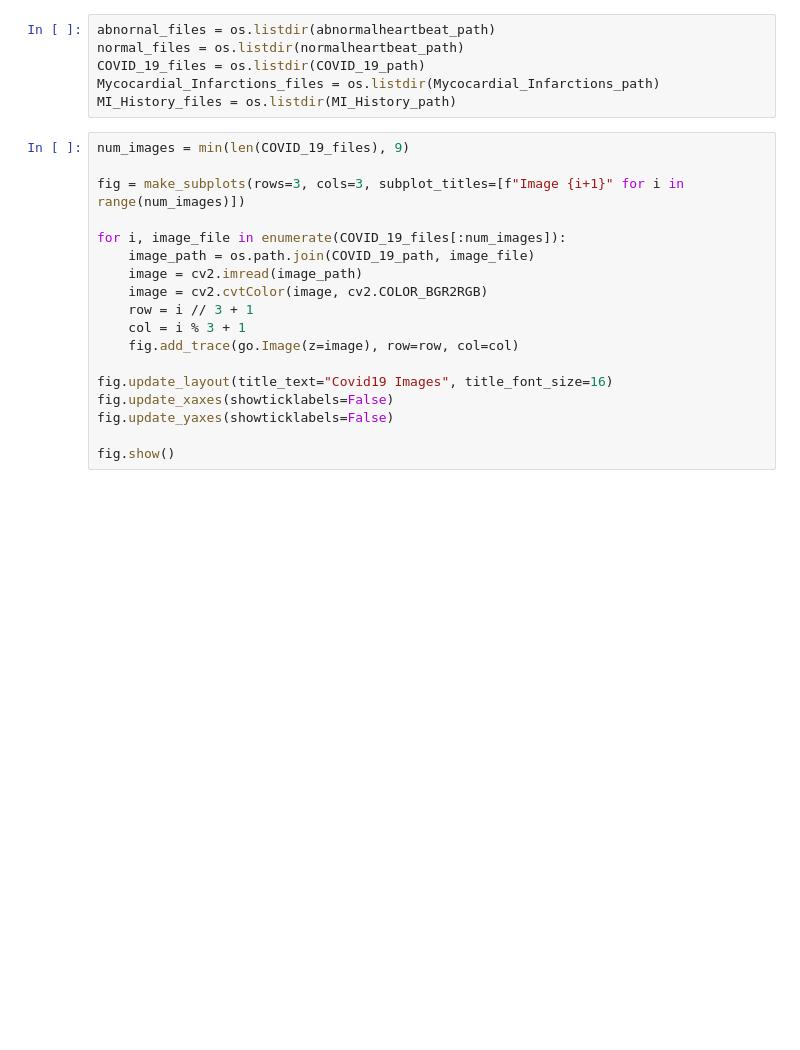
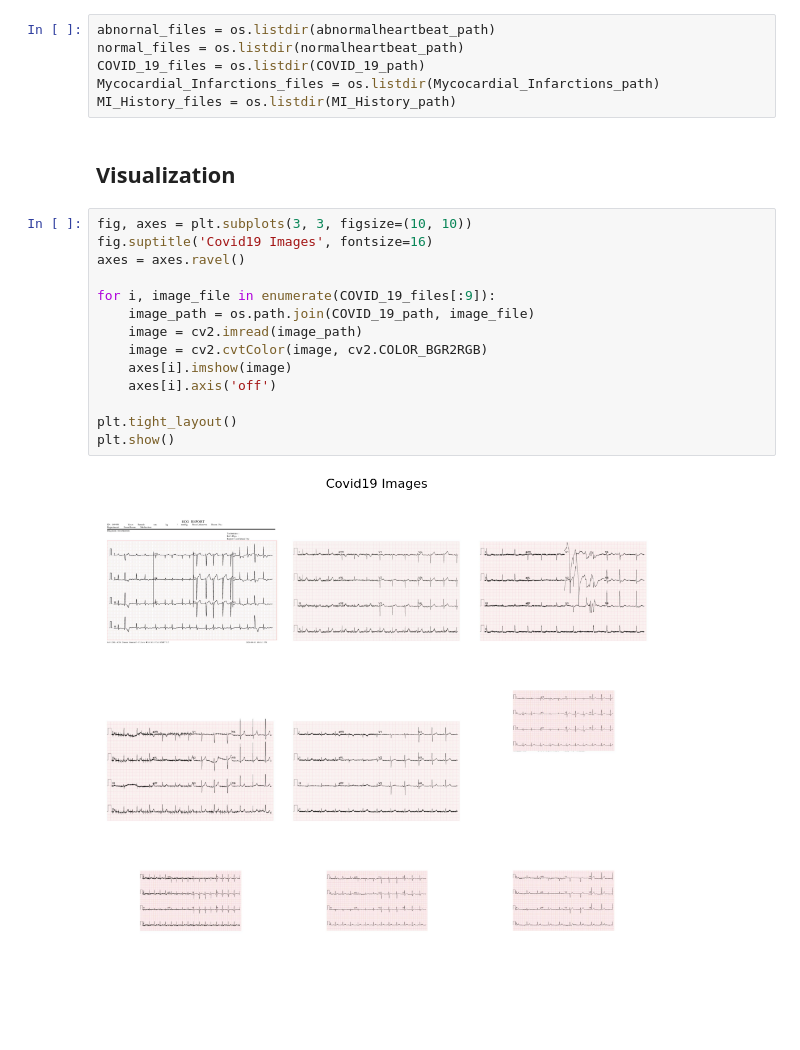
Before and after one commit to shreya-001/SmartECG, a Jupyter notebook: ECG_COVID19.ipynb, the cells around one changed output. Cells and saved outputs as stored; diff of their text form; blank space fills up the shorter version.

```diff
--- a/ECG_COVID19.ipynb
+++ b/ECG_COVID19.ipynb
@@ -75,21 +109,21 @@ normal_files = os.listdir(normalheartbeat_path)
 COVID_19_files = os.listdir(COVID_19_path)
 Mycocardial_Infarctions_files = os.listdir(Mycocardial_Infarctions_path)
 MI_History_files = os.listdir(MI_History_path)
-# %%
-num_images = min(len(COVID_19_files), 9)
-
-fig = make_subplots(rows=3, cols=3, subplot_titles=[f"Image {i+1}" for i in range(num_images)])
-
-for i, image_file in enumerate(COVID_19_files[:num_images]):
-    image_path = os.path.join(COVID_19_path, image_file)
-    image = cv2.imread(image_path)
-    image = cv2.cvtColor(image, cv2.COLOR_BGR2RGB)
-    row = i // 3 + 1
-    col = i % 3 + 1
-    fig.add_trace(go.Image(z=image), row=row, col=col)
-
-fig.update_layout(title_text="Covid19 Images", title_font_size=16)
-fig.update_xaxes(showticklabels=False)
-fig.update_yaxes(showticklabels=False)
-
-fig.show()
+# %% [markdown]
+## Visualization
+# %%
+fig, axes = plt.subplots(3, 3, figsize=(10, 10))
+fig.suptitle('Covid19 Images', fontsize=16)
+axes = axes.ravel()
+
+for i, image_file in enumerate(COVID_19_files[:9]):
+    image_path = os.path.join(COVID_19_path, image_file)
+    image = cv2.imread(image_path)
+    image = cv2.cvtColor(image, cv2.COLOR_BGR2RGB)
+    axes[i].imshow(image)
+    axes[i].axis('off')
+
+plt.tight_layout()
+plt.show()
+# %% [output]
+[figure, added]
```
Also changed, not shown: parts of 115 cells of this notebook.
